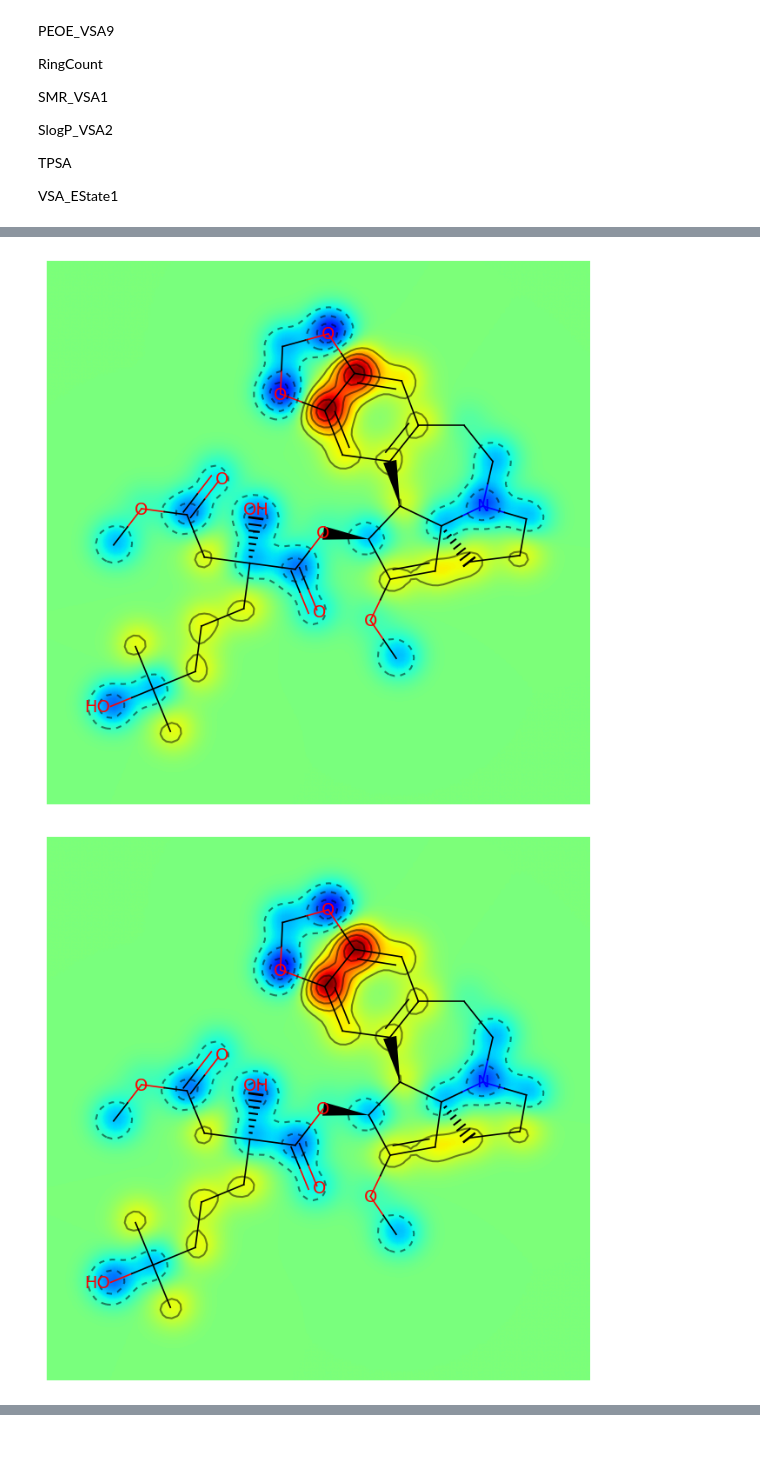
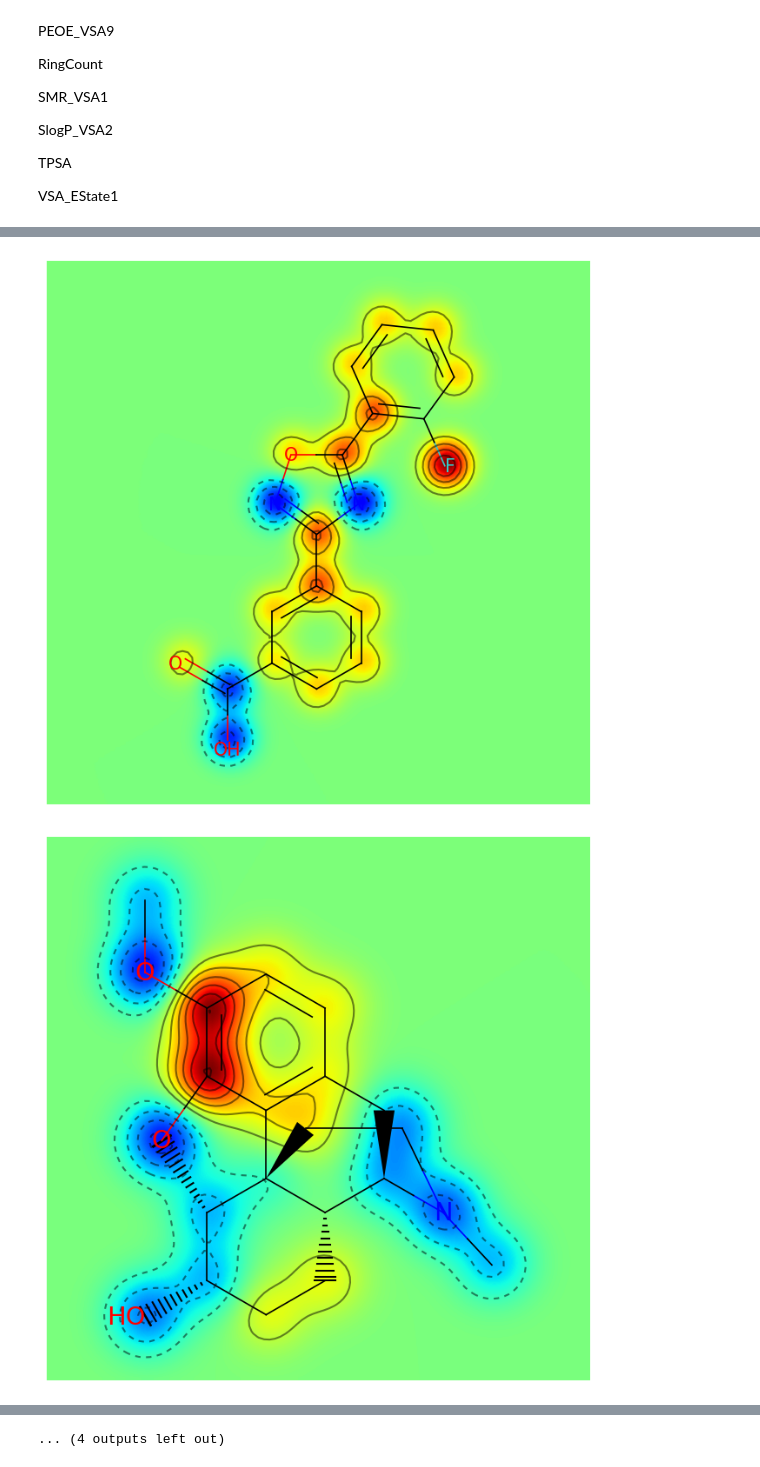
Before and after one commit to dobrotvorn/DataCon23, a Jupyter notebook: Mini_task2.ipynb, the cells around one changed output, grey strips where cells are left out. Saved outputs shown, nothing was run; the diff lists cells and outputs as text; code cells hidden in the pictures.

```diff
--- a/Mini_task2.ipynb
+++ b/Mini_task2.ipynb
@@ -167,7 +167,6 @@ df_path2.head()
 # %%
 # Создание картинок структур с распределением электронной плотности
 for mol in mols:
-  mol = Chem.MolFromMolFile(f'{item}')
   contribs = rdMolDescriptors._CalcCrippenContribs(mol)
   fig = SimilarityMaps.GetSimilarityMapFromWeights(mol,[x for x,y in contribs], colorMap='jet', contourLines=10)
   print(fig)
@@ -193,2 +192,2 @@ Figure(250x250)
-[figure, old version]
+[figure, new version]
-[figure, old version]
+[figure, new version]
@@ -194,0 +200 @@ Figure(250x250)
+... (4 outputs left out)
```
Also changed, not shown: parts of 1 cell of this notebook.
